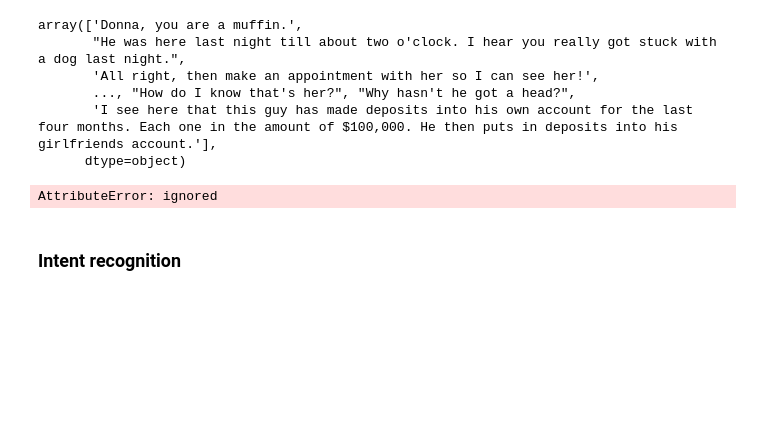
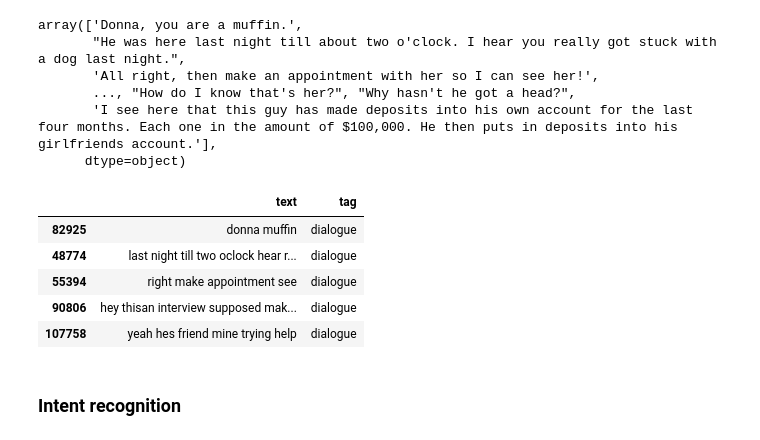
Before and after one commit to srivatsakr21/natural-language-processing, a Jupyter notebook: week5/week5-project.ipynb, the cells around one changed output. Saved outputs shown, nothing was run; the diff lists cells and outputs as text; code cells hidden in the pictures; blank space fills up the shorter version.

```diff
--- a/week5/week5-project.ipynb
+++ b/week5/week5-project.ipynb
@@ -141,10 +141,17 @@ array(['Donna, you are a muffin.',
        'I see here that this guy has made deposits into his own account for the last four months. Each one in the amount of $100,000. He then puts in deposits into his girlfriends account.'],
       dtype=object)
 # %%
-dialogue_df['text'] = text_prepare(dialogue_df['text'].values)
-stackoverflow_df['title'] = text_prepare(stackoverflow_df['title'].values)
+dialogue_df['text'] = dialogue_df['text'].apply(text_prepare)
+stackoverflow_df['title'] = stackoverflow_df['title'].apply(text_prepare)
-# %% [output]
-AttributeError: ignored
+# %%
+dialogue_df.head()
+# %% [output]
+|  | text | tag |
+| 82925 | donna muffin | dialogue |
+| 48774 | last night till two oclock hear r... | dialogue |
+| 55394 | right make appointment see | dialogue |
+| 90806 | hey thisan interview supposed mak... | dialogue |
+| 107758 | yeah hes friend mine trying help | dialogue |
 # %% [markdown]
 ### Intent recognition
 # %% [markdown]
```
Also changed, not shown: parts of 8 cells of this notebook.
